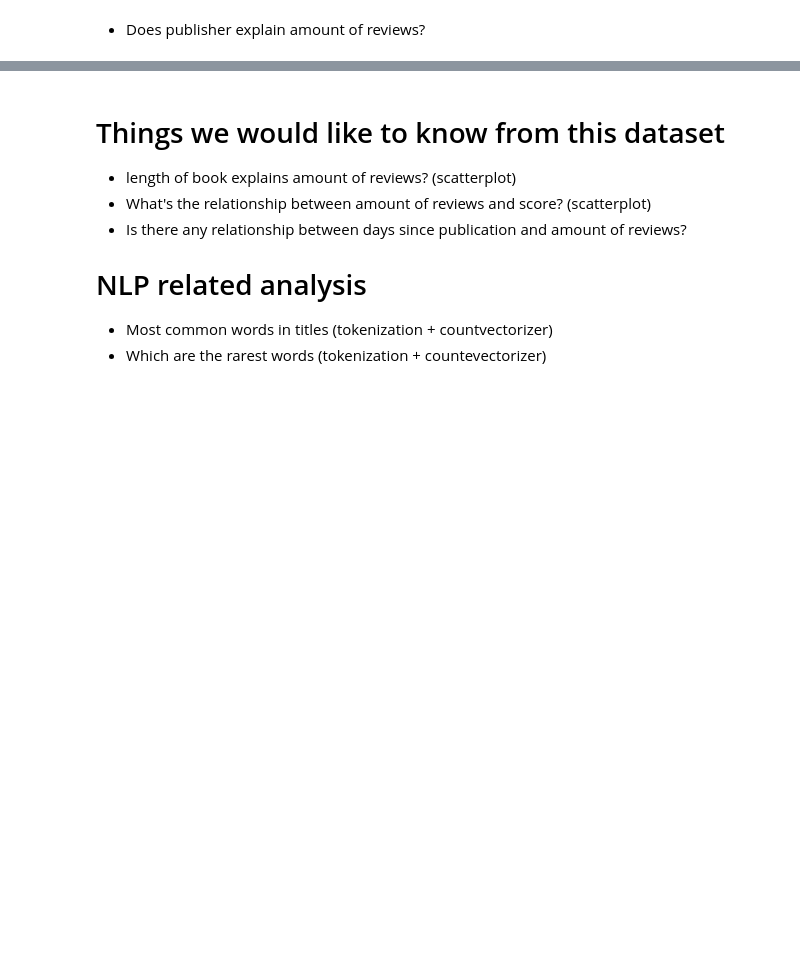
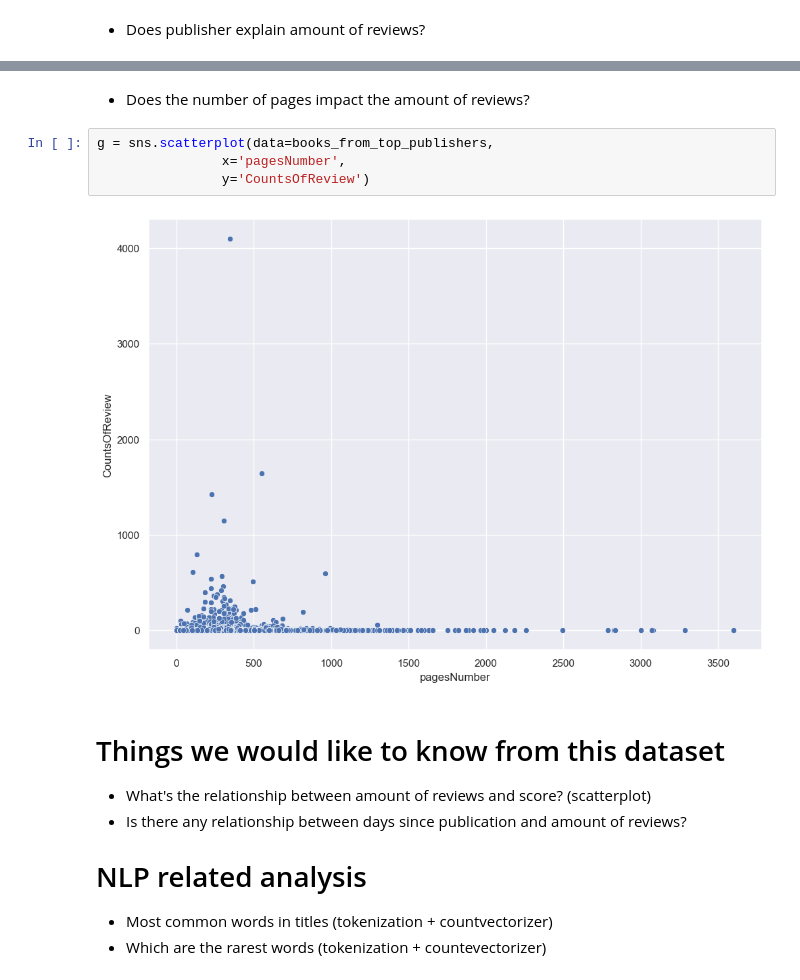
Before and after one commit to andyzilla/goodreads_popularity_prediction, a Jupyter notebook: notebooks/00-EDA.ipynb, the cells around one changed output, grey strips where cells are left out. Drawn from its saved outputs; the diff is of its cells as text; blank space fills up the shorter version.

```diff
--- a/notebooks/00-EDA.ipynb
+++ b/notebooks/00-EDA.ipynb
@@ -345,7 +346,15 @@ g.set_xticklabels(g.get_xticklabels(), rotation=90)
+# %% [markdown]
+- Does the number of pages impact the amount of reviews?
+# %%
+g = sns.scatterplot(data=books_from_top_publishers,
+                x='pagesNumber',
+                y='CountsOfReview')
+# %% [output]
+[figure, added]
 # %% [markdown]
 # Things we would like to know from this dataset
 
-- length of book explains amount of reviews? (scatterplot)
+
 - What's the relationship between amount of reviews and score? (scatterplot)
 - Is there any relationship between days since publication and amount of reviews?
 
```
Also changed, not shown: parts of 24 cells of this notebook, 3 other files.
